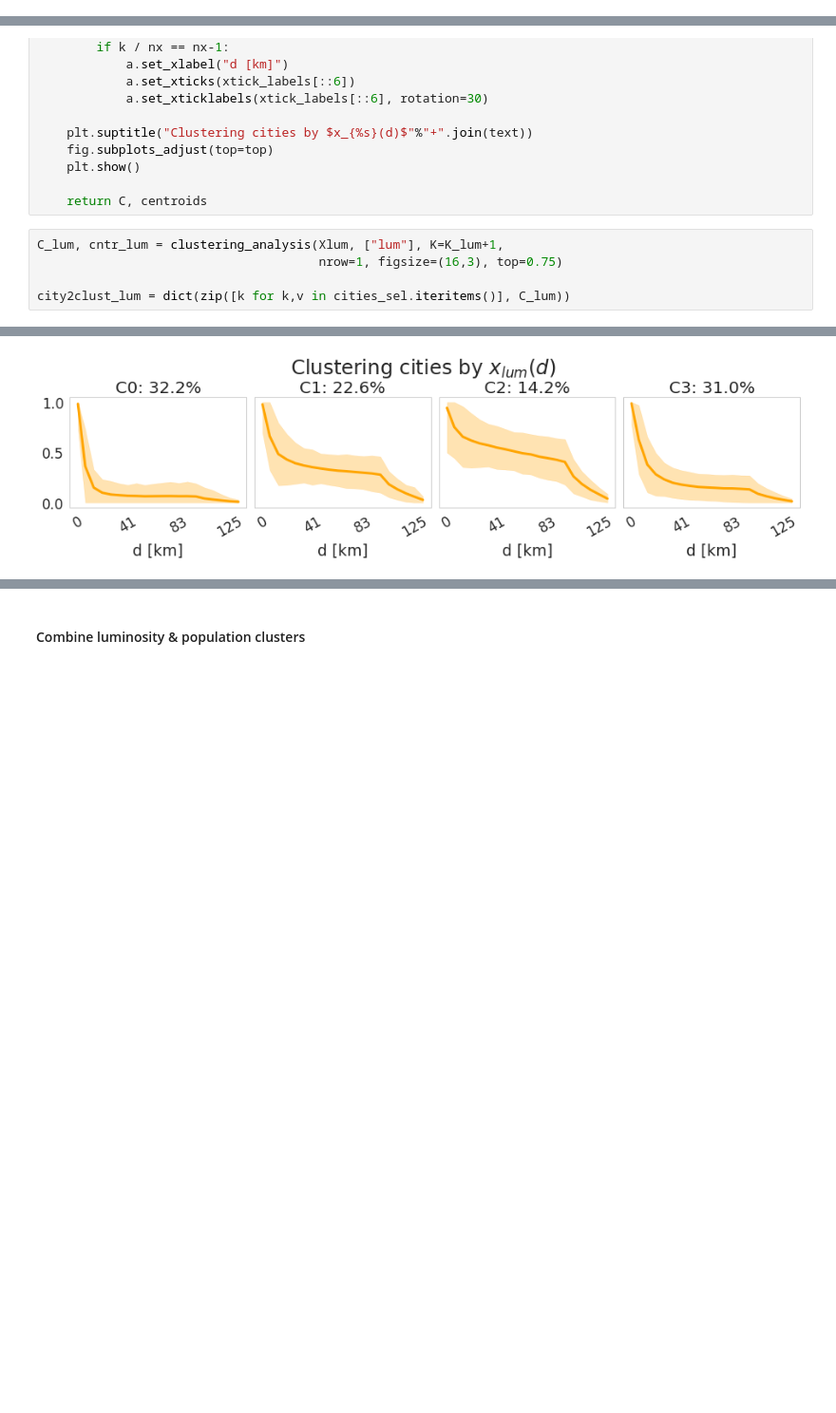
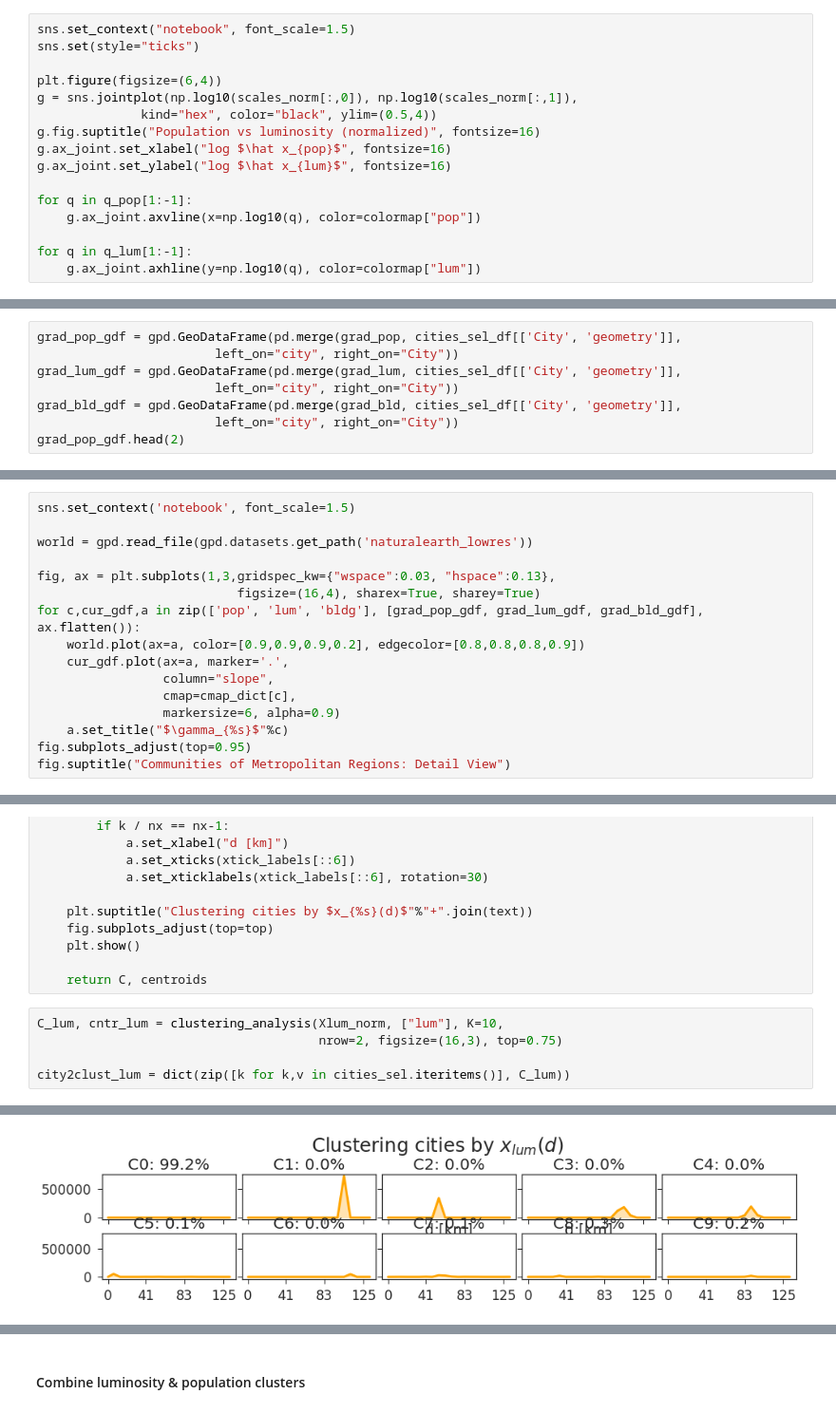
Before and after one commit to adrianalbert/urbanization-patterns, a Jupyter notebook: experiments/City clustering analysis.ipynb, the cells around one changed output, grey strips where cells are left out. Shown at 95% size. Cells and saved outputs as stored; diff of their text form; blank space fills up the shorter version.

Commit message:
scale analysis

```diff
--- a/experiments/City clustering analysis.ipynb
+++ b/experiments/City clustering analysis.ipynb
@@ -144,0 +469,16 @@ plt.suptitle("Distance dependence: variance vs mean ratio")
+# %%
+sns.set_context("notebook", font_scale=1.5)
+sns.set(style="ticks")
+
+plt.figure(figsize=(6,4))
+g = sns.jointplot(np.log10(scales_norm[:,0]), np.log10(scales_norm[:,1]),
+              kind="hex", color="black", ylim=(0.5,4))
+g.fig.suptitle("Population vs luminosity (normalized)", fontsize=16)
+g.ax_joint.set_xlabel("log $\hat x_{pop}$", fontsize=16)
+g.ax_joint.set_ylabel("log $\hat x_{lum}$", fontsize=16)
+
+for q in q_pop[1:-1]:
+    g.ax_joint.axvline(x=np.log10(q), color=colormap["pop"])
+
+for q in q_lum[1:-1]:
+    g.ax_joint.axhline(y=np.log10(q), color=colormap["lum"])
@@ -144,0 +576,8 @@ plt.suptitle("Distance dependence: variance vs mean ratio")
+# %%
+grad_pop_gdf = gpd.GeoDataFrame(pd.merge(grad_pop, cities_sel_df[['City', 'geometry']],
+                        left_on="city", right_on="City"))
+grad_lum_gdf = gpd.GeoDataFrame(pd.merge(grad_lum, cities_sel_df[['City', 'geometry']],
+                        left_on="city", right_on="City"))
+grad_bld_gdf = gpd.GeoDataFrame(pd.merge(grad_bld, cities_sel_df[['City', 'geometry']],
+                        left_on="city", right_on="City"))
+grad_pop_gdf.head(2)
@@ -145,3 +588,19 @@ plt.suptitle("Distance dependence: variance vs mean ratio")
+# %%
+sns.set_context('notebook', font_scale=1.5)
+
+world = gpd.read_file(gpd.datasets.get_path('naturalearth_lowres'))
+
+fig, ax = plt.subplots(1,3,gridspec_kw={"wspace":0.03, "hspace":0.13},
+                           figsize=(16,4), sharex=True, sharey=True)
+for c,cur_gdf,a in zip(['pop', 'lum', 'bldg'], [grad_pop_gdf, grad_lum_gdf, grad_bld_gdf], ax.flatten()):
+    world.plot(ax=a, color=[0.9,0.9,0.9,0.2], edgecolor=[0.8,0.8,0.8,0.9])
+    cur_gdf.plot(ax=a, marker='.',
+                 column="slope",
+                 cmap=cmap_dict[c],
+                 markersize=6, alpha=0.9)
+    a.set_title("$\gamma_{%s}$"%c)
+fig.subplots_adjust(top=0.95)
+fig.suptitle("Communities of Metropolitan Regions: Detail View")
 # %% [markdown]
 # Cluster cities by spatial profiles
 
@@ -289,8 +739,8 @@ def clustering_analysis(X, text, K=4, nrow=1, figsize=(10,3), top=0.75):
 
     return C, centroids
 # %%
-C_lum, cntr_lum = clustering_analysis(Xlum, ["lum"], K=K_lum+1,
-                                      nrow=1, figsize=(16,3), top=0.75)
+C_lum, cntr_lum = clustering_analysis(Xlum_norm, ["lum"], K=10,
+                                      nrow=2, figsize=(16,3), top=0.75)
 
 city2clust_lum = dict(zip([k for k,v in cities_sel.iteritems()], C_lum))
 # %% [output]
@@ -298,2 +748,2 @@ city2clust_lum = dict(zip([k for k,v in cities_sel.iteritems()], C_lum))
-[figure, old version]
+[figure, new version]
 # %%
```
Also changed, not shown: parts of 88 cells of this notebook, 4 other files.
